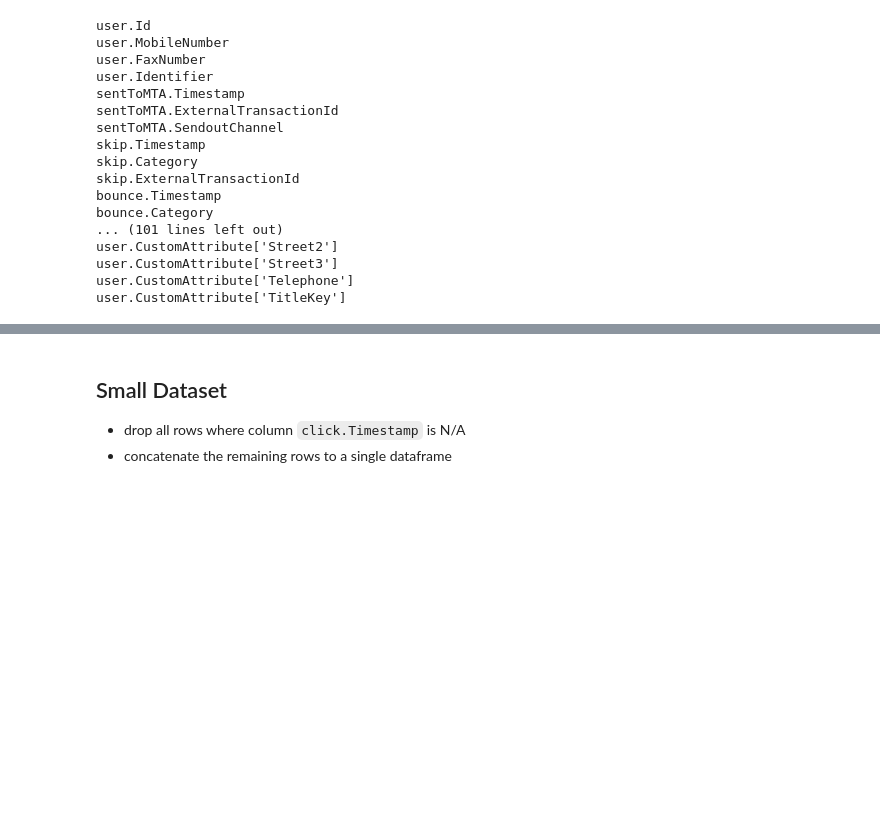
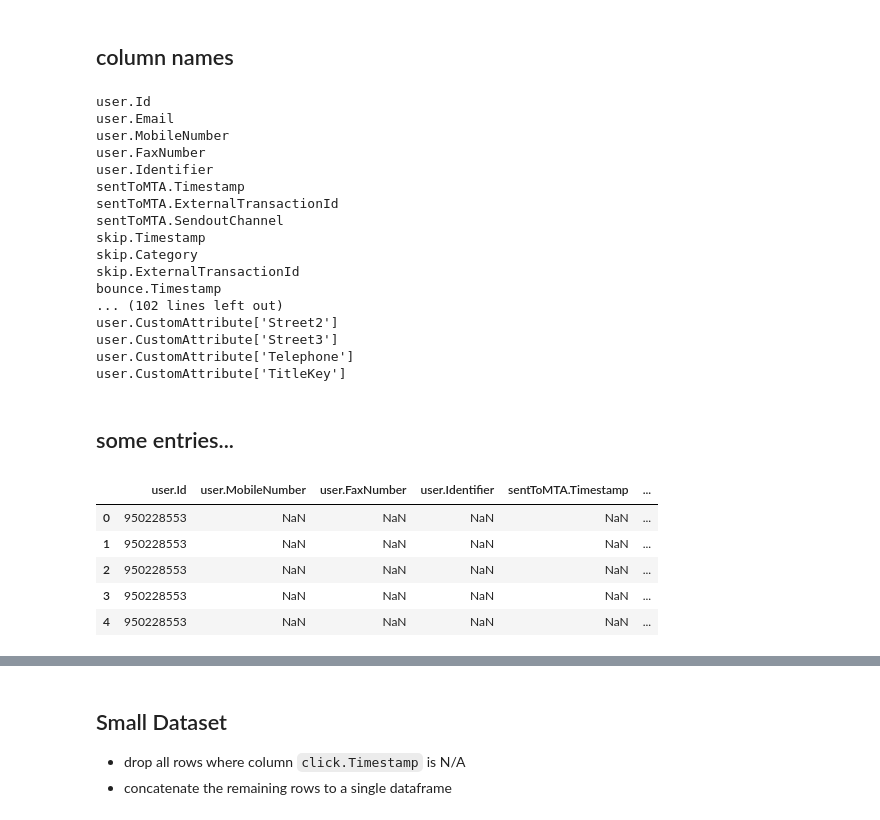
Before and after one commit to breibi/dsia_visual_analytics, a Jupyter notebook: vis01.ipynb, the cells around one changed output, grey strips where cells are left out. Cells and saved outputs as stored; diff of their text form; code cells hidden in the pictures; blank space fills up the shorter version.

Commit message:
notebook to analyze data structure

```diff
--- a/vis01.ipynb
+++ b/vis01.ipynb
@@ -6,0 +3,9 @@ import pandas as pd
+# %%
+import pandas as pd
+import os
+import gzip
+import shutil
+import warnings
+
+warnings.filterwarnings('ignore')
+pd.options.display.max_columns = None
@@ -6,0 +21,9 @@ import pandas as pd
+# %%
+pd.set_option('display.max_colwidth', -1)
+files = pd.DataFrame()
+for filename in os.listdir(path):
+    full_path = os.path.join(path, filename)
+    files =pd.concat([files, pd.DataFrame([[filename, round(os.path.getsize(full_path)/1024)]])], ignore_index=True)
+
+files.columns = ['filename', 'size [KB]']
+files.head()
@@ -7,11 +48,22 @@ import pandas as pd
+# %%
+tmp_file = '.\\data\\tmp.csv'
+sample_filename = os.listdir(path)[230]
+
+# unzip to tmp_file
+with gzip.open(os.path.join(path,sample_filename)) as f_in:
+    with open(tmp_file, 'wb') as f_out:
+                shutil.copyfileobj(f_in, f_out)
+
+reader = pd.read_csv(tmp_file, sep=';', chunksize=10000)
+chunk = next(reader)
+# %% [markdown]
+## column names
 # %%
-reader = pd.read_csv("sample_data.csv", sep=';', chunksize=10000)
-
-chunk = next(reader)
 for c in chunk.columns:
     print(c)
 # %% [output]
 user.Id
+user.Email
 user.MobileNumber
 user.FaxNumber
 user.Identifier
@@ -22,9 +74,19 @@ skip.Timestamp
 skip.Category
 skip.ExternalTransactionId
 bounce.Timestamp
-bounce.Category
-... (101 lines left out)
+... (102 lines left out)
 user.CustomAttribute['Street2']
 user.CustomAttribute['Street3']
 user.CustomAttribute['Telephone']
 user.CustomAttribute['TitleKey']
+# %% [markdown]
+## some entries...
+# %%
+chunk.head()
+# %% [output]
+|  | user.Id | user.MobileNumber | user.FaxNumber | user.Identifier | sentToMTA.Timestamp | ... |
+| 0 | 950228553 | NaN | NaN | NaN | NaN | ... |
+| 1 | 950228553 | NaN | NaN | NaN | NaN | ... |
+| 2 | 950228553 | NaN | NaN | NaN | NaN | ... |
+| 3 | 950228553 | NaN | NaN | NaN | NaN | ... |
+| 4 | 950228553 | NaN | NaN | NaN | NaN | ... |
```
Also changed, not shown: parts of 28 cells of this notebook.
